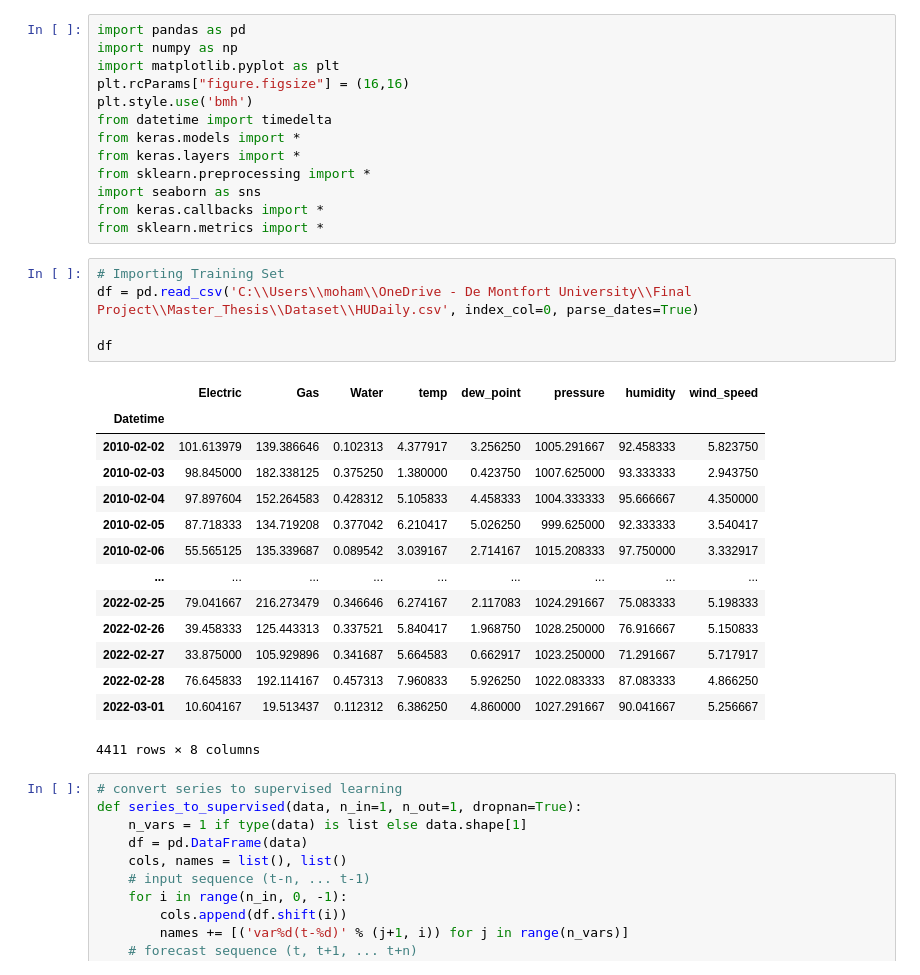
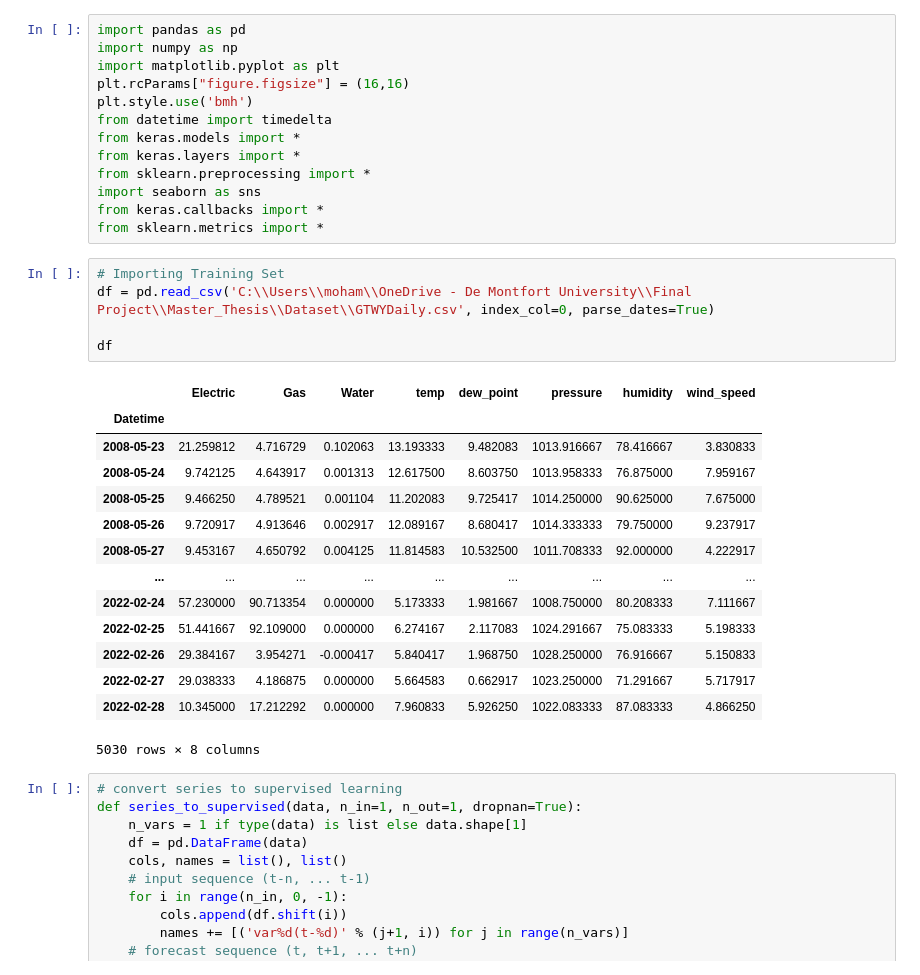
Before and after one commit to UsmanKolo/Master_Thesis, a Jupyter notebook: Notebooks/MultiVariate_LSTM.ipynb, the cells around one changed output. Cells and saved outputs as stored; diff of their text form.

```diff
--- a/Notebooks/MultiVariate_LSTM.ipynb
+++ b/Notebooks/MultiVariate_LSTM.ipynb
@@ -13,24 +13,24 @@ from keras.callbacks import *
 from sklearn.metrics import *
 # %%
 # Importing Training Set
-df = pd.read_csv('C:\\Users\\moham\\OneDrive - De Montfort University\\Final Project\\Master_Thesis\\Dataset\\HUDaily.csv', index_col=0, parse_dates=True)
+df = pd.read_csv('C:\\Users\\moham\\OneDrive - De Montfort University\\Final Project\\Master_Thesis\\Dataset\\GTWYDaily.csv', index_col=0, parse_dates=True)
 
 df
 # %% [output]
 |  | Electric | Gas | Water | temp | dew_point | pressure | humidity | wind_speed |
 | Datetime |  |  |  |  |  |  |  |  |
-| 2010-02-02 | 101.613979 | 139.386646 | 0.102313 | 4.377917 | 3.256250 | 1005.291667 | 92.458333 | 5.823750 |
-| 2010-02-03 | 98.845000 | 182.338125 | 0.375250 | 1.380000 | 0.423750 | 1007.625000 | 93.333333 | 2.943750 |
-| 2010-02-04 | 97.897604 | 152.264583 | 0.428312 | 5.105833 | 4.458333 | 1004.333333 | 95.666667 | 4.350000 |
-| 2010-02-05 | 87.718333 | 134.719208 | 0.377042 | 6.210417 | 5.026250 | 999.625000 | 92.333333 | 3.540417 |
-| 2010-02-06 | 55.565125 | 135.339687 | 0.089542 | 3.039167 | 2.714167 | 1015.208333 | 97.750000 | 3.332917 |
+| 2008-05-23 | 21.259812 | 4.716729 | 0.102063 | 13.193333 | 9.482083 | 1013.916667 | 78.416667 | 3.830833 |
+| 2008-05-24 | 9.742125 | 4.643917 | 0.001313 | 12.617500 | 8.603750 | 1013.958333 | 76.875000 | 7.959167 |
+| 2008-05-25 | 9.466250 | 4.789521 | 0.001104 | 11.202083 | 9.725417 | 1014.250000 | 90.625000 | 7.675000 |
+| 2008-05-26 | 9.720917 | 4.913646 | 0.002917 | 12.089167 | 8.680417 | 1014.333333 | 79.750000 | 9.237917 |
+| 2008-05-27 | 9.453167 | 4.650792 | 0.004125 | 11.814583 | 10.532500 | 1011.708333 | 92.000000 | 4.222917 |
 | ... | ... | ... | ... | ... | ... | ... | ... | ... |
-| 2022-02-25 | 79.041667 | 216.273479 | 0.346646 | 6.274167 | 2.117083 | 1024.291667 | 75.083333 | 5.198333 |
-| 2022-02-26 | 39.458333 | 125.443313 | 0.337521 | 5.840417 | 1.968750 | 1028.250000 | 76.916667 | 5.150833 |
-| 2022-02-27 | 33.875000 | 105.929896 | 0.341687 | 5.664583 | 0.662917 | 1023.250000 | 71.291667 | 5.717917 |
-| 2022-02-28 | 76.645833 | 192.114167 | 0.457313 | 7.960833 | 5.926250 | 1022.083333 | 87.083333 | 4.866250 |
-| 2022-03-01 | 10.604167 | 19.513437 | 0.112312 | 6.386250 | 4.860000 | 1027.291667 | 90.041667 | 5.256667 |
+| 2022-02-24 | 57.230000 | 90.713354 | 0.000000 | 5.173333 | 1.981667 | 1008.750000 | 80.208333 | 7.111667 |
+| 2022-02-25 | 51.441667 | 92.109000 | 0.000000 | 6.274167 | 2.117083 | 1024.291667 | 75.083333 | 5.198333 |
+| 2022-02-26 | 29.384167 | 3.954271 | -0.000417 | 5.840417 | 1.968750 | 1028.250000 | 76.916667 | 5.150833 |
+| 2022-02-27 | 29.038333 | 4.186875 | 0.000000 | 5.664583 | 0.662917 | 1023.250000 | 71.291667 | 5.717917 |
+| 2022-02-28 | 10.345000 | 17.212292 | 0.000000 | 7.960833 | 5.926250 | 1022.083333 | 87.083333 | 4.866250 |
-4411 rows × 8 columns
+5030 rows × 8 columns
 # %%
 # convert series to supervised learning
 def series_to_supervised(data, n_in=1, n_out=1, dropnan=True):
```
Also changed, not shown: parts of 2 cells of this notebook, 6 other files.
